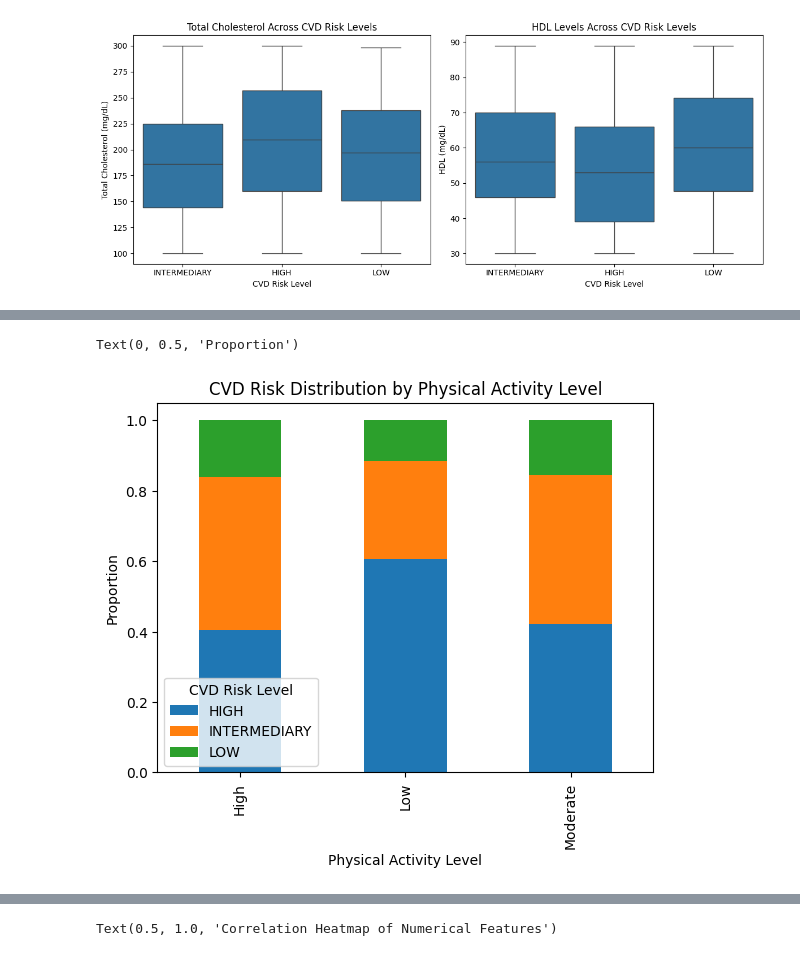
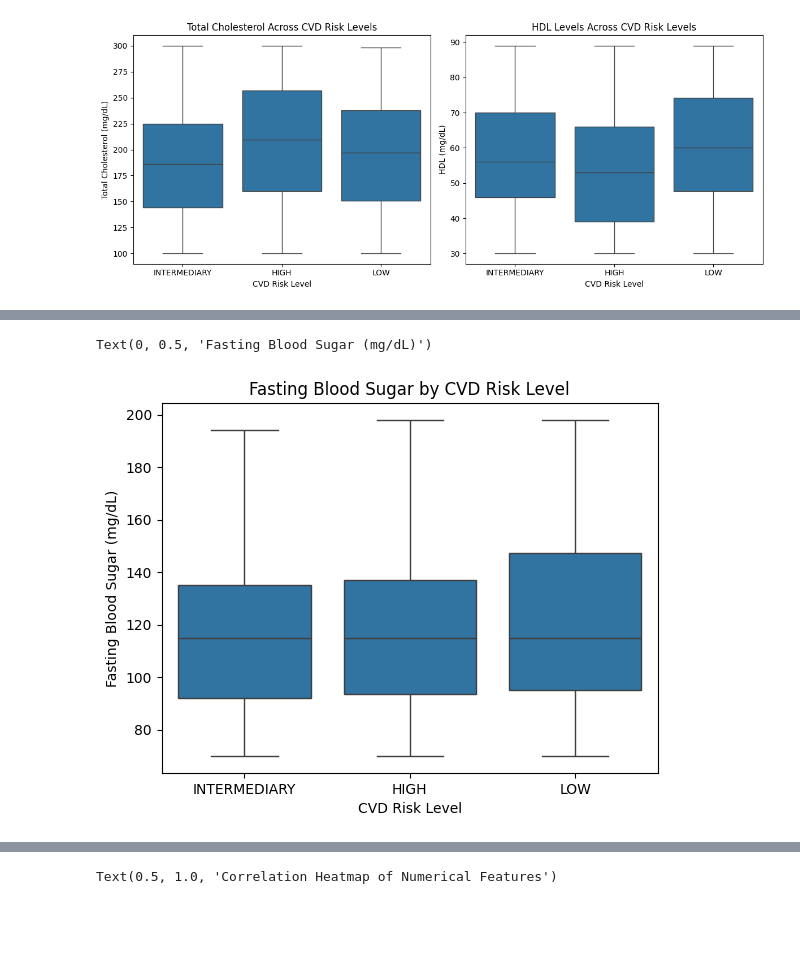
Before and after one commit to shampeyndadi/STINTSY_MCO, a Jupyter notebook: MCO.ipynb, the cells around one changed output, grey strips where cells are left out. Saved outputs shown, nothing was run; the diff lists cells and outputs as text; code cells hidden in the pictures; blank space fills up the shorter version.

```diff
--- a/MCO.ipynb
+++ b/MCO.ipynb
@@ -433,9 +429,13 @@ Text(0.5, 1.0, 'BMI vs Waist-to-Height Ratio by CVD Risk Level')
-# %%
-activity_risk = pd.crosstab(df["Physical Activity Level"], df["CVD Risk Level"], normalize="index")
-
-activity_risk.plot(kind="bar", stacked=True)
-plt.title("CVD Risk Distribution by Physical Activity Level")
-plt.ylabel("Proportion")
-# %% [output]
-Text(0, 0.5, 'Proportion')
-[figure, removed]
+# %%
+sns.boxplot(
+    x="CVD Risk Level",
+    y="Fasting Blood Sugar (mg/dL)",
+    data=df
+)
+
+plt.title("Fasting Blood Sugar by CVD Risk Level")
+plt.xlabel("CVD Risk Level")
+plt.ylabel("Fasting Blood Sugar (mg/dL)")
+# %% [output]
+Text(0, 0.5, 'Fasting Blood Sugar (mg/dL)')
+[figure, added]
```
Also changed, not shown: parts of 14 cells of this notebook.
